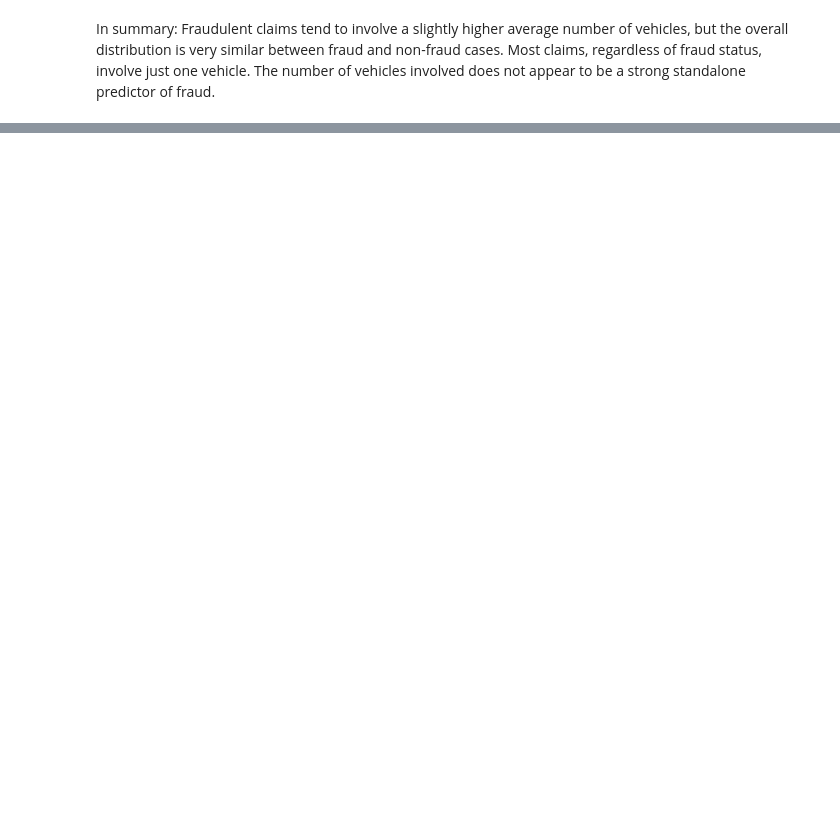
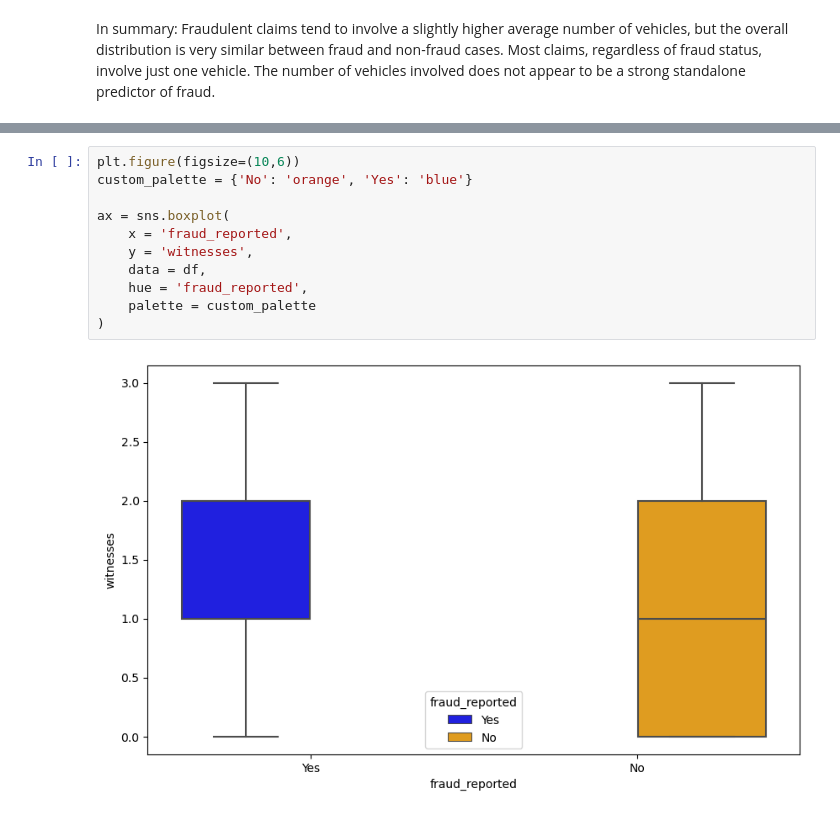
Before and after one commit to oaj1/Insurance_Claims, a Jupyter notebook: Insurance_Claims_Complexity_EDA.ipynb, the cells around one changed output, grey strips where cells are left out. Cells and saved outputs as stored; diff of their text form; blank space fills up the shorter version.

```diff
--- a/Insurance_Claims_Complexity_EDA.ipynb
+++ b/Insurance_Claims_Complexity_EDA.ipynb
@@ -31,0 +101,13 @@ In summary: Fraudulent claims tend to involve a slightly higher average number o
+# %%
+plt.figure(figsize=(10,6))
+custom_palette = {'No': 'orange', 'Yes': 'blue'}
+
+ax = sns.boxplot(
+    x = 'fraud_reported',
+    y = 'witnesses',
+    data = df,
+    hue = 'fraud_reported',
+    palette = custom_palette
+)
+# %% [output]
+[figure, added]
```
Also changed, not shown: parts of 5 cells of this notebook, 1 other file.
